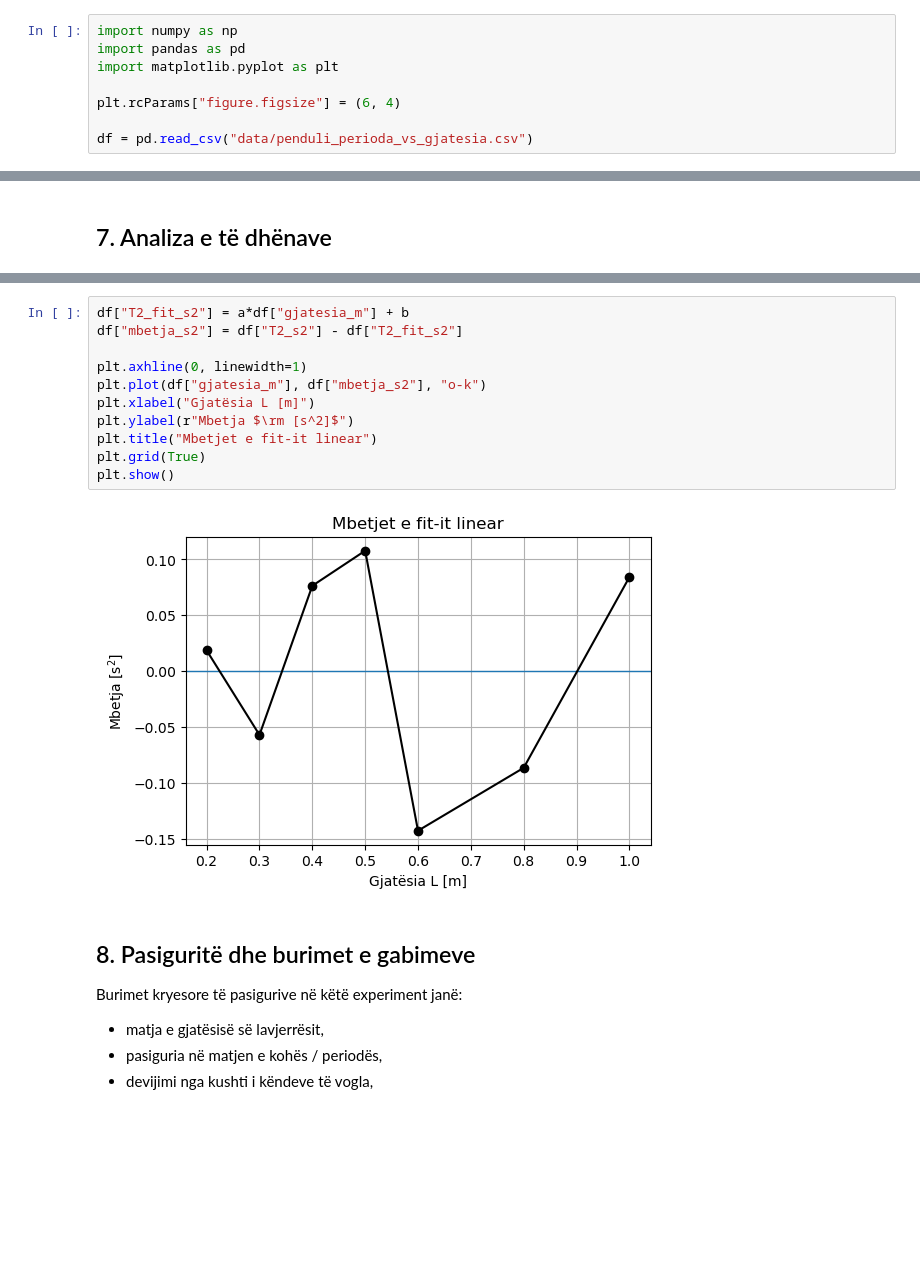
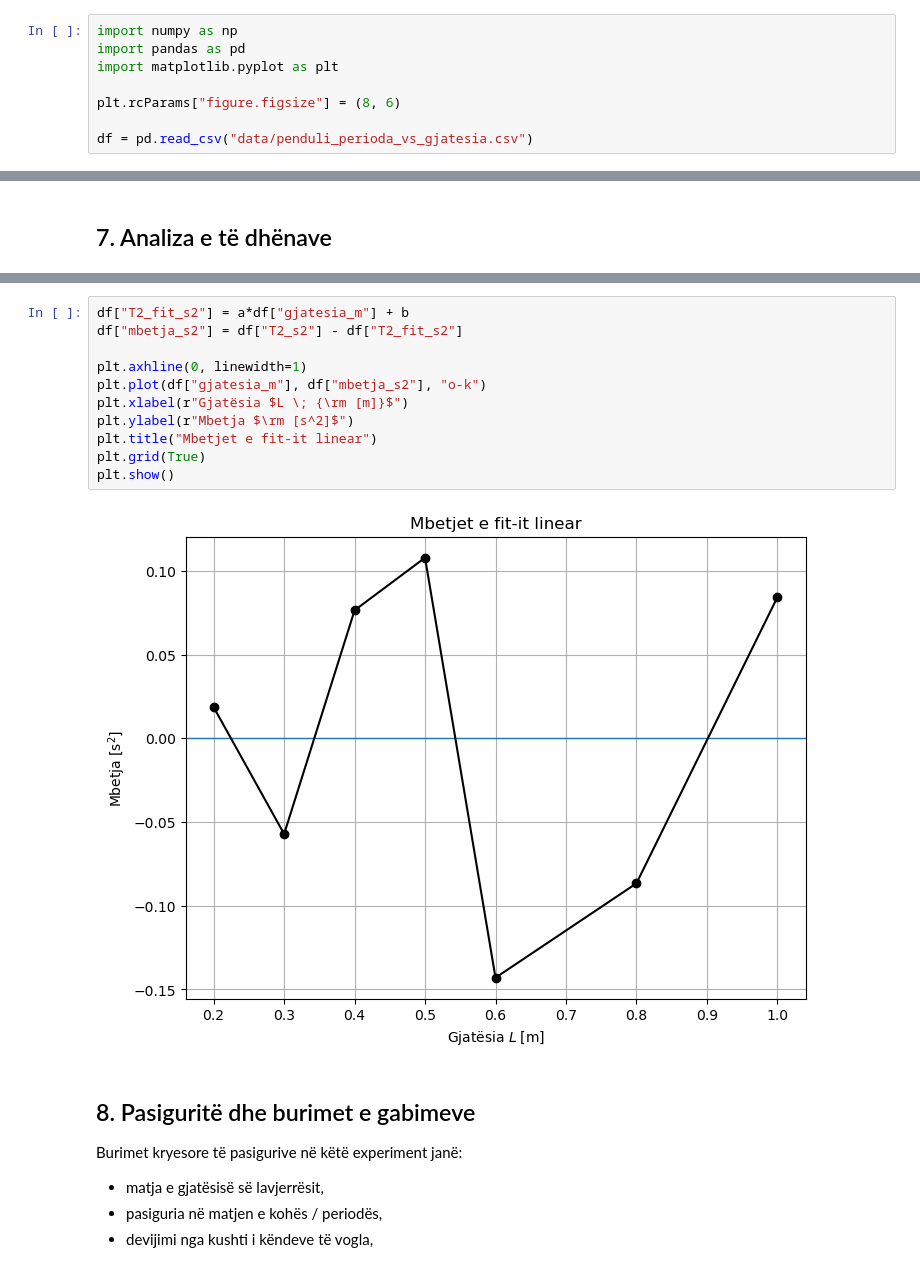
Before and after one commit to ekafex/lectures, a Jupyter notebook: Intro_LAB/Reports/Shembull_1/Raport.ipynb, the cells around one changed output, grey strips where cells are left out. Drawn from its saved outputs; the diff is of its cells as text; blank space fills up the shorter version.

```diff
--- a/Intro_LAB/Reports/Shembull_1/Raport.ipynb
+++ b/Intro_LAB/Reports/Shembull_1/Raport.ipynb
@@ -67,7 +67,7 @@ import numpy as np
 import pandas as pd
 import matplotlib.pyplot as plt
 
-plt.rcParams["figure.figsize"] = (6, 4)
+plt.rcParams["figure.figsize"] = (8, 6)
 
 df = pd.read_csv("data/penduli_perioda_vs_gjatesia.csv")
 # %% [markdown]
@@ -147,16 +148,16 @@ Vlerësimi i g = 10.018 m/s^2
 # %%
 df["T2_fit_s2"] = a*df["gjatesia_m"] + b
 df["mbetja_s2"] = df["T2_s2"] - df["T2_fit_s2"]
 
 plt.axhline(0, linewidth=1)
 plt.plot(df["gjatesia_m"], df["mbetja_s2"], "o-k")
-plt.xlabel("Gjatësia L [m]")
+plt.xlabel(r"Gjatësia $L \; {\rm [m]}$")
 plt.ylabel(r"Mbetja $\rm [s^2]$")
 plt.title("Mbetjet e fit-it linear")
 plt.grid(True)
 plt.show()
 # %% [output]
-[figure, old version]
+[figure, new version]
 # %% [markdown]
 ## 8. Pasiguritë dhe burimet e gabimeve
 
```
Also changed, not shown: parts of 1 cell of this notebook.
